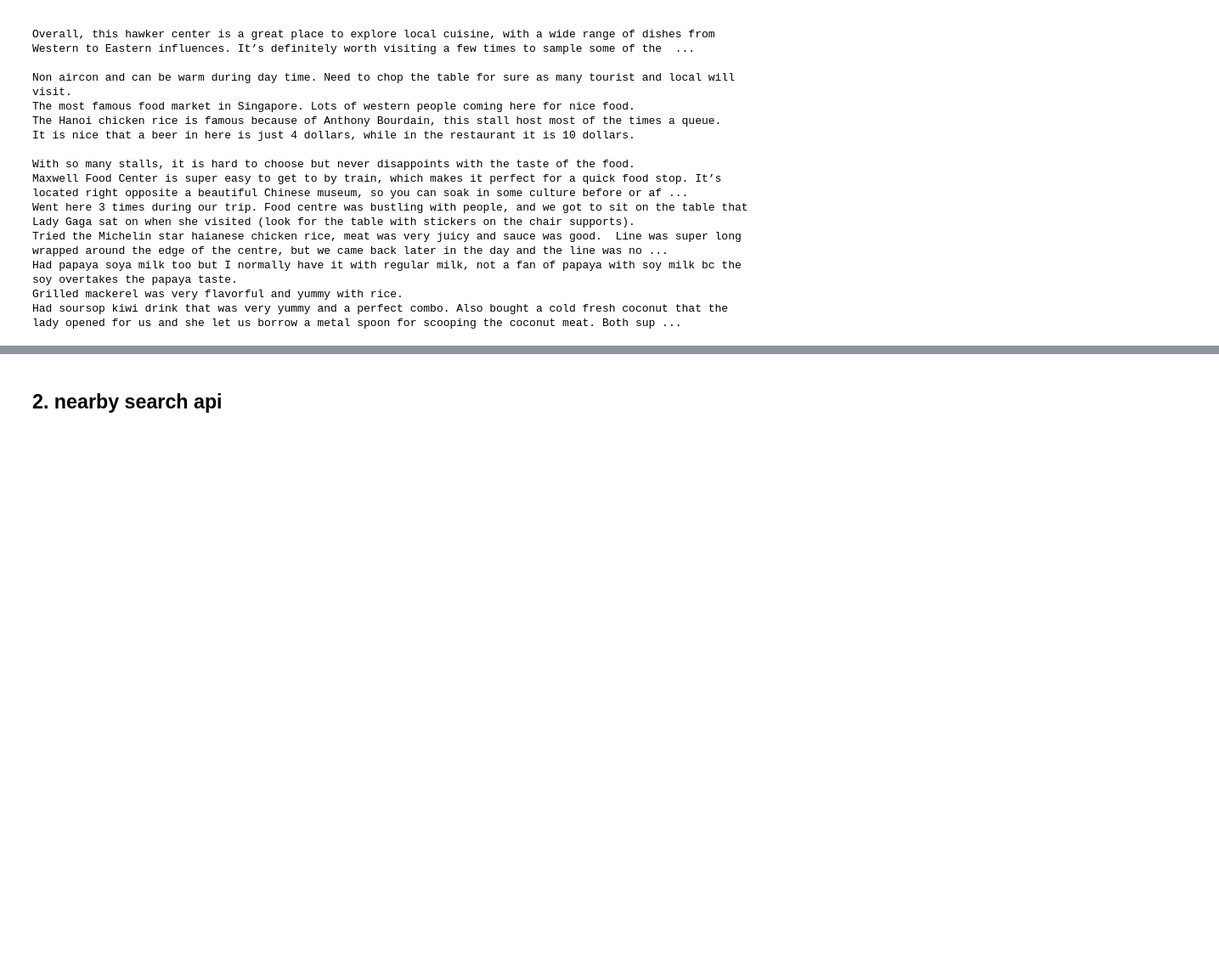
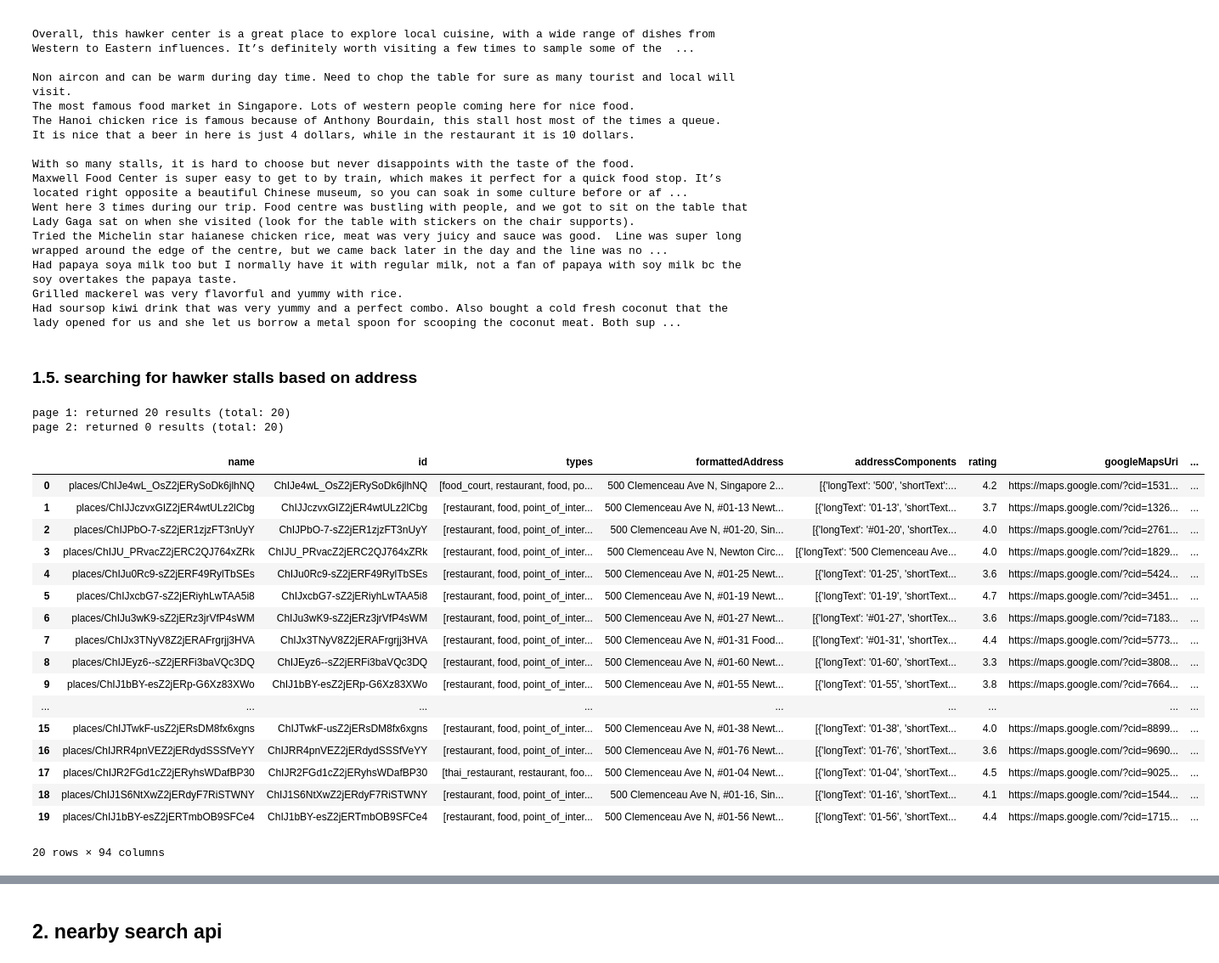
Before and after one commit to koshyan/places-api, a Jupyter notebook: places_api.ipynb, the cells around one changed output, grey strips where cells are left out. Shown at 85% size. Cells and saved outputs as stored; diff of their text form; code cells hidden in the pictures; blank space fills up the shorter version.

```diff
--- a/places_api.ipynb
+++ b/places_api.ipynb
@@ -617,3 +627,34 @@ Tried the Michelin star haianese chicken rice, meat was very juicy and sauce was
 Had papaya soya milk too but I normally have it with regular milk, not a fan of papaya with soy milk bc the soy overtakes the papaya taste.
 Grilled mackerel was very flavorful and yummy with rice.
 Had soursop kiwi drink that was very yummy and a perfect combo. Also bought a cold fresh coconut that the lady opened for us and she let us borrow a metal spoon for scooping the coconut meat. Both sup ...
+# %% [markdown]
+### 1.5. searching for hawker stalls based on address
+# %%
+fieldmask_1_5a = '*'
+textquery_1_5a = 'hawker stalls near Cleamenceau Ave N'   # newton fc
+
+test_1_5a = call_text_search_api(fieldmask_1_5a, textquery_1_5a, api_key)
+# %% [output]
+page 1: returned 20 results (total: 20)
+page 2: returned 0 results (total: 20)
+# %%
+test_1_5a
+# %% [output]
+|  | name | id | types | formattedAddress | addressComponents | rating | googleMapsUri | ... |
+| 0 | places/ChIJe4wL_OsZ2jERySoDk6jlhNQ | ChIJe4wL_OsZ2jERySoDk6jlhNQ | [food_court, restaurant, food, po... | 500 Clemenceau Ave N, Singapore 2... | [{'longText': '500', 'shortText':... | 4.2 | https://maps.google.com/?cid=1531... | ... |
+| 1 | places/ChIJJczvxGIZ2jER4wtULz2lCbg | ChIJJczvxGIZ2jER4wtULz2lCbg | [restaurant, food, point_of_inter... | 500 Clemenceau Ave N, #01-13 Newt... | [{'longText': '01-13', 'shortText... | 3.7 | https://maps.google.com/?cid=1326... | ... |
+| 2 | places/ChIJPbO-7-sZ2jER1zjzFT3nUyY | ChIJPbO-7-sZ2jER1zjzFT3nUyY | [restaurant, food, point_of_inter... | 500 Clemenceau Ave N, #01-20, Sin... | [{'longText': '#01-20', 'shortTex... | 4.0 | https://maps.google.com/?cid=2761... | ... |
+| 3 | places/ChIJU_PRvacZ2jERC2QJ764xZRk | ChIJU_PRvacZ2jERC2QJ764xZRk | [restaurant, food, point_of_inter... | 500 Clemenceau Ave N, Newton Circ... | [{'longText': '500 Clemenceau Ave... | 4.0 | https://maps.google.com/?cid=1829... | ... |
+| 4 | places/ChIJu0Rc9-sZ2jERF49RylTbSEs | ChIJu0Rc9-sZ2jERF49RylTbSEs | [restaurant, food, point_of_inter... | 500 Clemenceau Ave N, #01-25 Newt... | [{'longText': '01-25', 'shortText... | 3.6 | https://maps.google.com/?cid=5424... | ... |
+| 5 | places/ChIJxcbG7-sZ2jERiyhLwTAA5i8 | ChIJxcbG7-sZ2jERiyhLwTAA5i8 | [restaurant, food, point_of_inter... | 500 Clemenceau Ave N, #01-19 Newt... | [{'longText': '01-19', 'shortText... | 4.7 | https://maps.google.com/?cid=3451... | ... |
+| 6 | places/ChIJu3wK9-sZ2jERz3jrVfP4sWM | ChIJu3wK9-sZ2jERz3jrVfP4sWM | [restaurant, food, point_of_inter... | 500 Clemenceau Ave N, #01-27 Newt... | [{'longText': '#01-27', 'shortTex... | 3.6 | https://maps.google.com/?cid=7183... | ... |
+| 7 | places/ChIJx3TNyV8Z2jERAFrgrjj3HVA | ChIJx3TNyV8Z2jERAFrgrjj3HVA | [restaurant, food, point_of_inter... | 500 Clemenceau Ave N, #01-31 Food... | [{'longText': '#01-31', 'shortTex... | 4.4 | https://maps.google.com/?cid=5773... | ... |
+| 8 | places/ChIJEyz6--sZ2jERFi3baVQc3DQ | ChIJEyz6--sZ2jERFi3baVQc3DQ | [restaurant, food, point_of_inter... | 500 Clemenceau Ave N, #01-60 Newt... | [{'longText': '01-60', 'shortText... | 3.3 | https://maps.google.com/?cid=3808... | ... |
+| 9 | places/ChIJ1bBY-esZ2jERp-G6Xz83XWo | ChIJ1bBY-esZ2jERp-G6Xz83XWo | [restaurant, food, point_of_inter... | 500 Clemenceau Ave N, #01-55 Newt... | [{'longText': '01-55', 'shortText... | 3.8 | https://maps.google.com/?cid=7664... | ... |
+| ... | ... | ... | ... | ... | ... | ... | ... | ... |
+| 15 | places/ChIJTwkF-usZ2jERsDM8fx6xgns | ChIJTwkF-usZ2jERsDM8fx6xgns | [restaurant, food, point_of_inter... | 500 Clemenceau Ave N, #01-38 Newt... | [{'longText': '01-38', 'shortText... | 4.0 | https://maps.google.com/?cid=8899... | ... |
+| 16 | places/ChIJRR4pnVEZ2jERdydSSSfVeYY | ChIJRR4pnVEZ2jERdydSSSfVeYY | [restaurant, food, point_of_inter... | 500 Clemenceau Ave N, #01-76 Newt... | [{'longText': '01-76', 'shortText... | 3.6 | https://maps.google.com/?cid=9690... | ... |
+| 17 | places/ChIJR2FGd1cZ2jERyhsWDafBP30 | ChIJR2FGd1cZ2jERyhsWDafBP30 | [thai_restaurant, restaurant, foo... | 500 Clemenceau Ave N, #01-04 Newt... | [{'longText': '01-04', 'shortText... | 4.5 | https://maps.google.com/?cid=9025... | ... |
+| 18 | places/ChIJ1S6NtXwZ2jERdyF7RiSTWNY | ChIJ1S6NtXwZ2jERdyF7RiSTWNY | [restaurant, food, point_of_inter... | 500 Clemenceau Ave N, #01-16, Sin... | [{'longText': '01-16', 'shortText... | 4.1 | https://maps.google.com/?cid=1544... | ... |
+| 19 | places/ChIJ1bBY-esZ2jERTmbOB9SFCe4 | ChIJ1bBY-esZ2jERTmbOB9SFCe4 | [restaurant, food, point_of_inter... | 500 Clemenceau Ave N, #01-56 Newt... | [{'longText': '01-56', 'shortText... | 4.4 | https://maps.google.com/?cid=1715... | ... |
+20 rows × 94 columns
```
Also changed, not shown: parts of 15 cells of this notebook.
